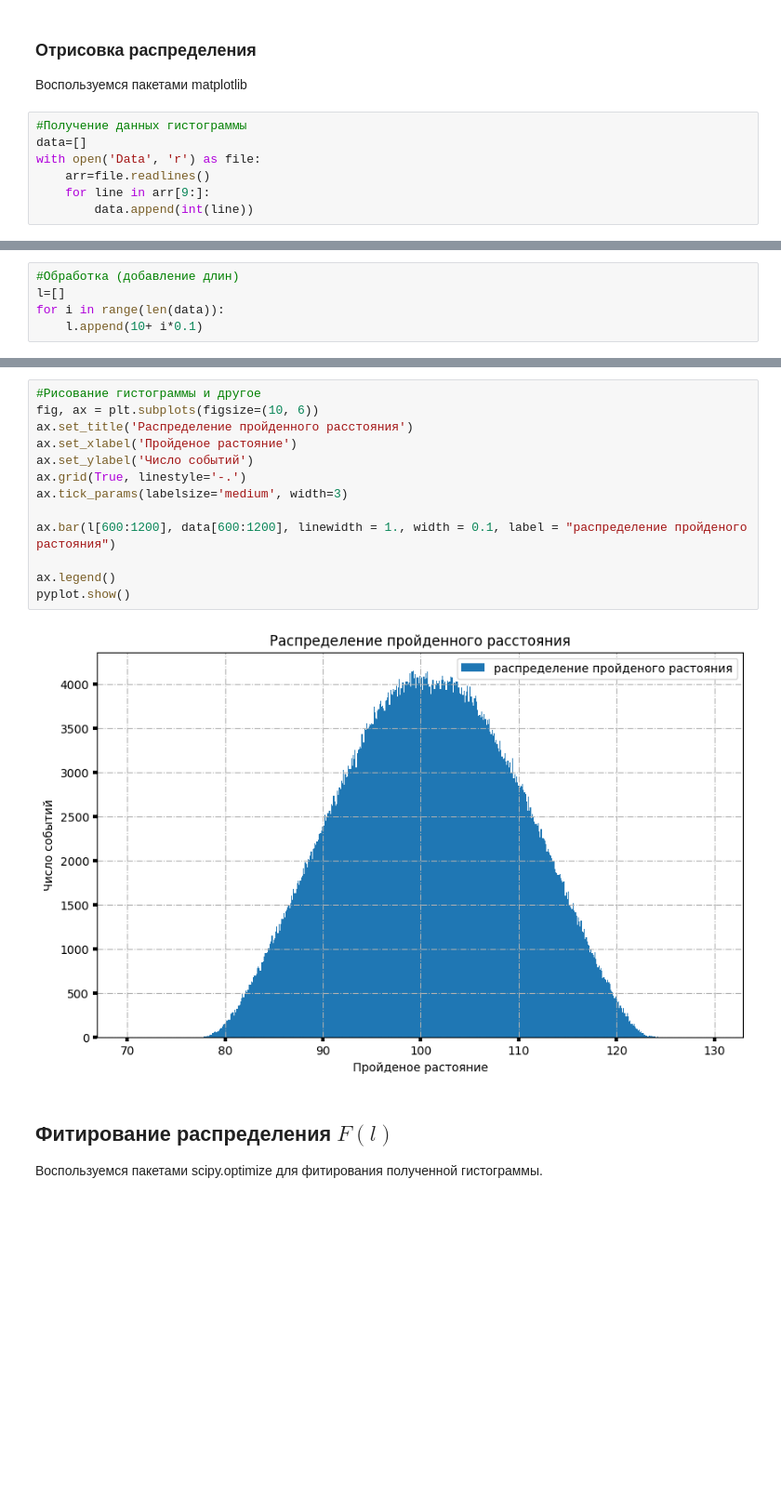
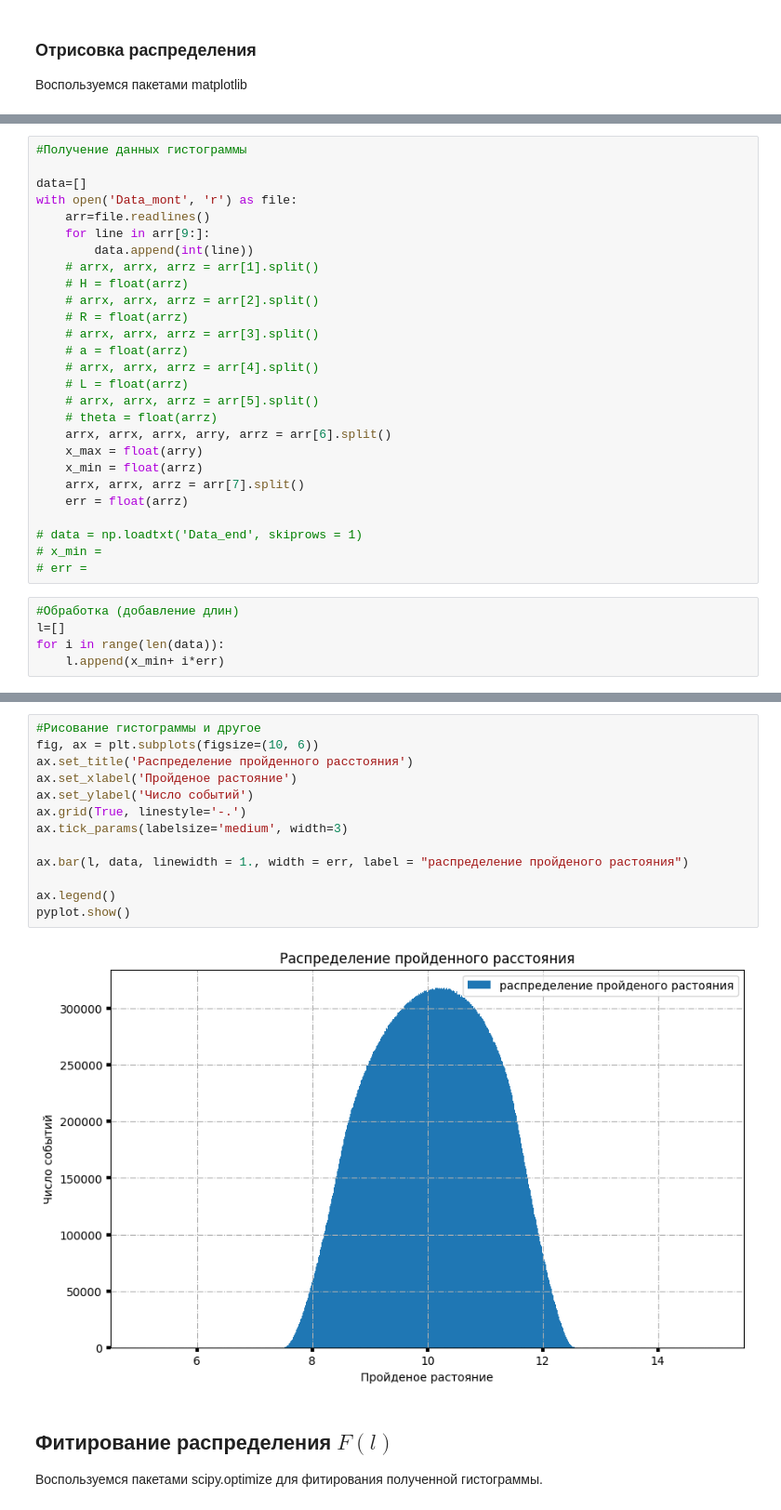
Before and after one commit to AleksandrYushin/Danss-netrino, a Jupyter notebook: Danss.ipynb, the cells around one changed output, grey strips where cells are left out. Shown at 93% size. Drawn from its saved outputs; the diff is of its cells as text; blank space fills up the shorter version.

```diff
--- a/Danss.ipynb
+++ b/Danss.ipynb
@@ -47,10 +51,3 @@ $$ F(l) = \frac{\int_{l(...)=l}{dxdydzdhdrdφ}}{\int{dxdydzdhdrdφ}}=\frac{1}{\p
 # %% [markdown]
 ### Отрисовка распределения
 Воспользуемся пакетами matplotlib
-# %%
-#Получение данных гистограммы
-data=[]
-with open('Data', 'r') as file:
-    arr=file.readlines()
-    for line in arr[9:]:
-        data.append(int(line))
@@ -57,5 +59,32 @@ with open('Data', 'r') as file:
+# %%
+#Получение данных гистограммы
+
+data=[]
+with open('Data_mont', 'r') as file:
+    arr=file.readlines()
+    for line in arr[9:]:
+        data.append(int(line))
+    # arrx, arrx, arrz = arr[1].split()
+    # H = float(arrz)
+    # arrx, arrx, arrz = arr[2].split()
+    # R = float(arrz)
+    # arrx, arrx, arrz = arr[3].split()
+    # a = float(arrz)
+    # arrx, arrx, arrz = arr[4].split()
+    # L = float(arrz)
+    # arrx, arrx, arrz = arr[5].split()
+    # theta = float(arrz)
+    arrx, arrx, arrx, arry, arrz = arr[6].split()
+    x_max = float(arry)
+    x_min = float(arrz)
+    arrx, arrx, arrz = arr[7].split()
+    err = float(arrz)
+
+# data = np.loadtxt('Data_end', skiprows = 1)
+# x_min =
+# err =
 # %%
 #Обработка (добавление длин)
 l=[]
 for i in range(len(data)):
-    l.append(10+ i*0.1)
+    l.append(x_min+ i*err)
@@ -68,18 +91,18 @@ import matplotlib.pyplot as plt
 # %%
 #Рисование гистограммы и другое
 fig, ax = plt.subplots(figsize=(10, 6))
 ax.set_title('Распределение пройденного расстояния')
 ax.set_xlabel('Пройденое растояние')
 ax.set_ylabel('Число событий')
 ax.grid(True, linestyle='-.')
 ax.tick_params(labelsize='medium', width=3)
 
-ax.bar(l[600:1200], data[600:1200], linewidth = 1., width = 0.1, label = "распределение пройденого растояния")
+ax.bar(l, data, linewidth = 1., width = err, label = "распределение пройденого растояния")
 
 ax.legend()
 pyplot.show()
 # %% [output]
-[figure, old version]
+[figure, new version]
 # %% [markdown]
 ## Фитирование распределения $F(l)$
 
```
Also changed, not shown: parts of 18 cells of this notebook, 24 other files.
